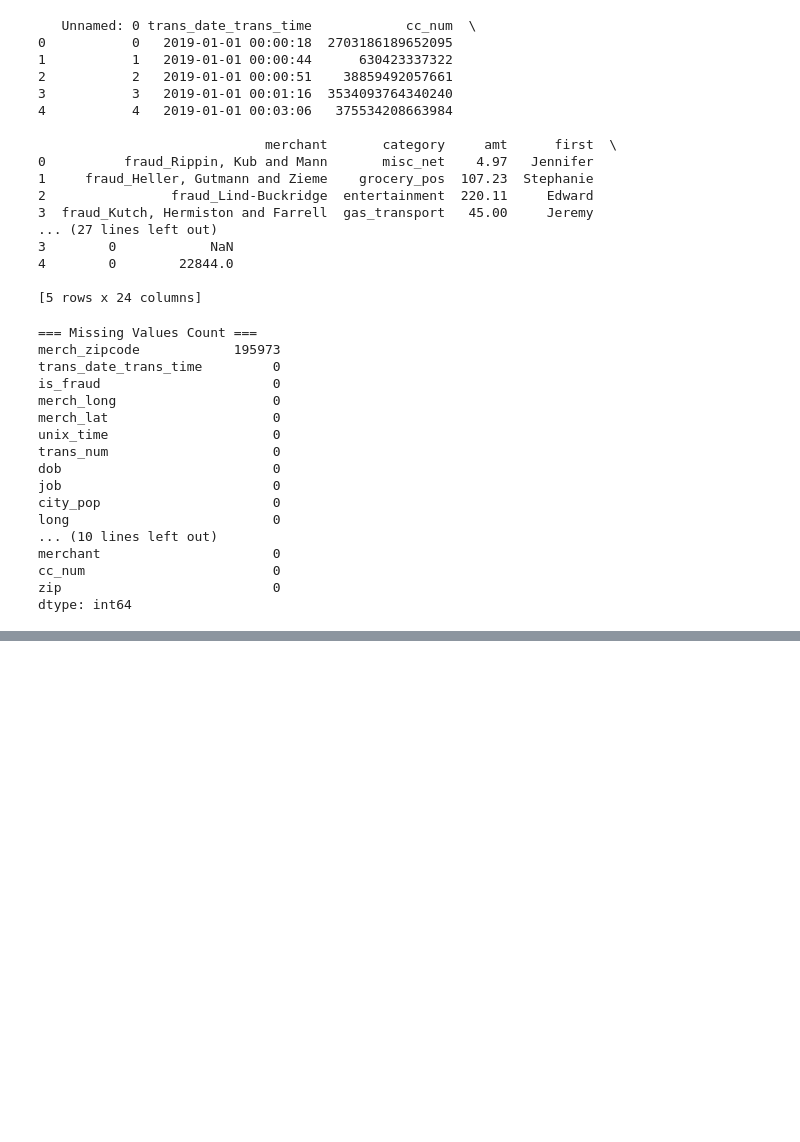
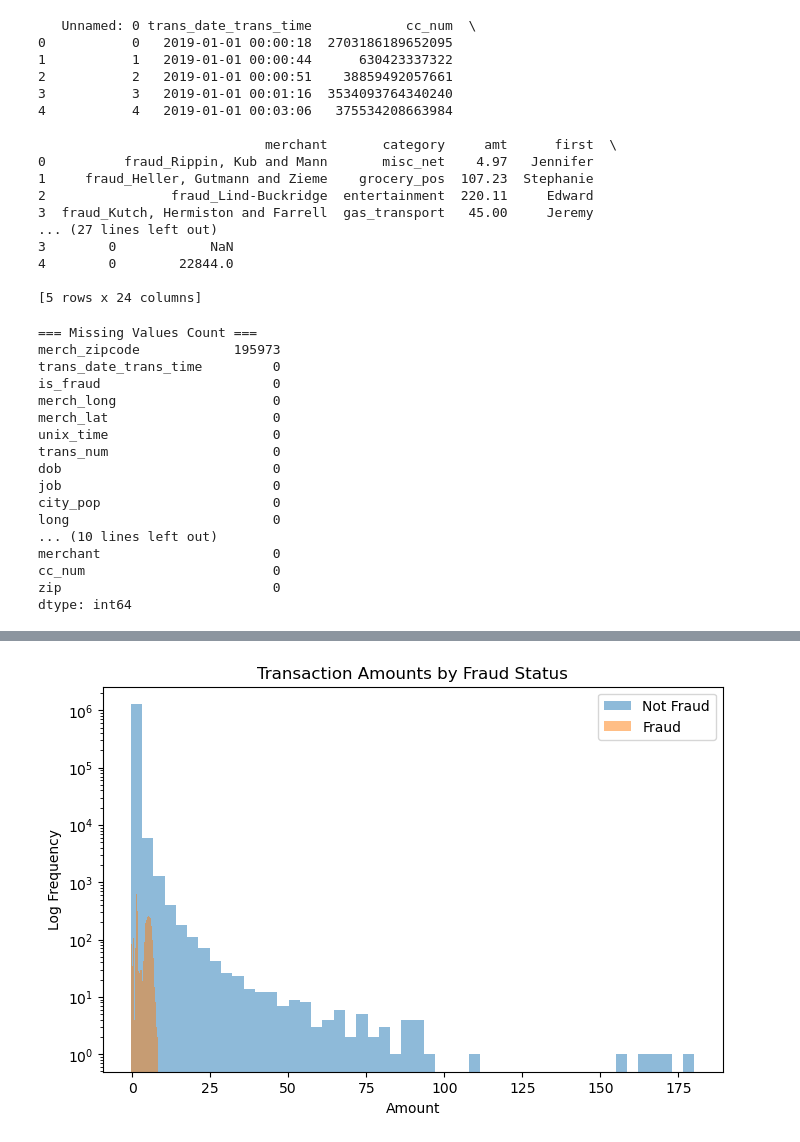
Before and after one commit to Makari0us/Data-231-card-fraud-detection, a Jupyter notebook: main.ipynb, the cells around one changed output, grey strips where cells are left out. Saved outputs shown, nothing was run; the diff lists cells and outputs as text; code cells hidden in the pictures; blank space fills up the shorter version.

```diff
--- a/main.ipynb
+++ b/main.ipynb
@@ -91,0 +178,26 @@ df[numeric_cols] = scaler.fit_transform(df[numeric_cols])
+# %%
+plt.figure(figsize=(8, 5))
+
+plt.hist(
+    df[df["is_fraud"] == 0]["amt"],
+    bins=50,
+    alpha=0.5,
+    label="Not Fraud",
+    log=True
+)
+
+plt.hist(
+    df[df["is_fraud"] == 1]["amt"],
+    bins=50,
+    alpha=0.5,
+    label="Fraud",
+    log=True
+)
+
+plt.title("Transaction Amounts by Fraud Status")
+plt.xlabel("Amount")
+plt.ylabel("Log Frequency")
+plt.legend()
+plt.show()
+# %% [output]
+[figure, added]
```
Also changed, not shown: parts of 26 cells of this notebook.
